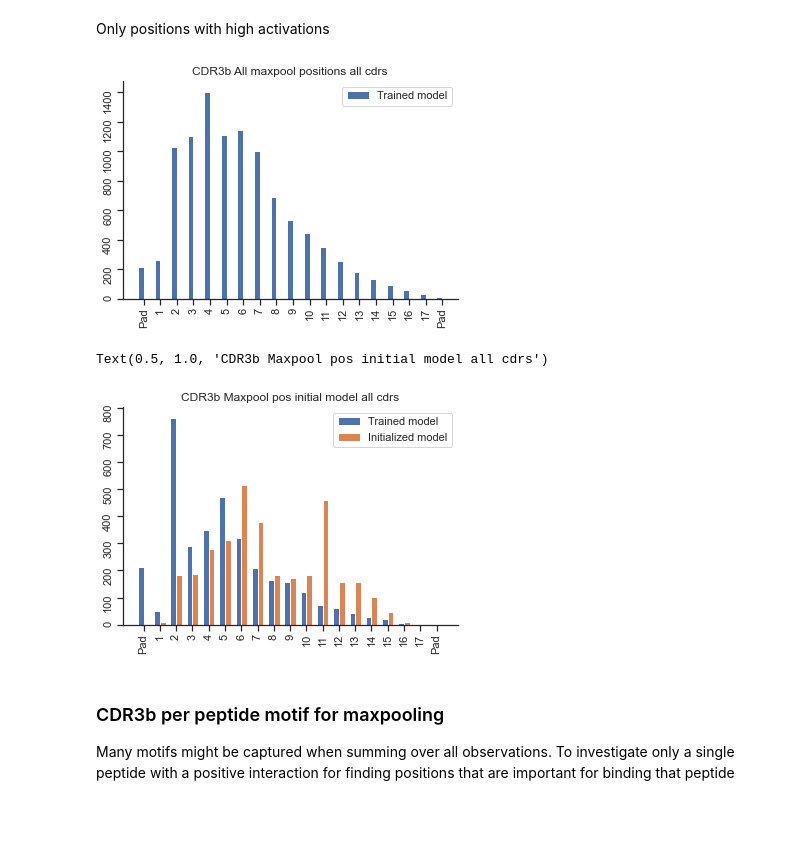
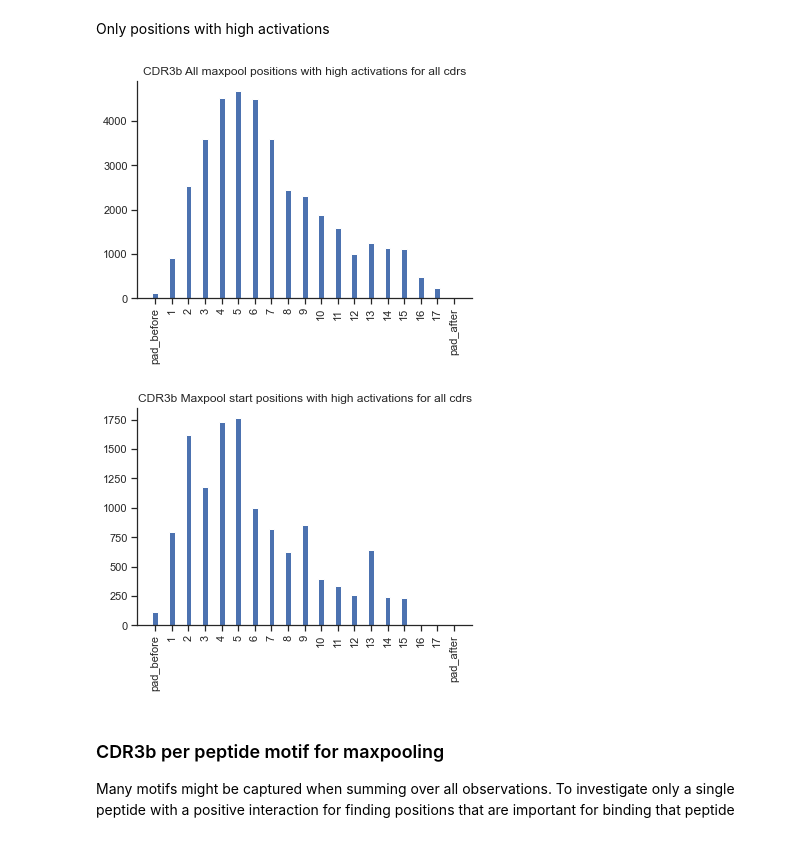
Before and after one commit to chrhjoh/speciale, a Jupyter notebook: modeling/src/03_analyze_cdr_cnn.ipynb, the cells around one changed output. Cells and saved outputs as stored; diff of their text form; code cells hidden in the pictures; blank space fills up the shorter version.

```diff
--- a/modeling/src/03_analyze_cdr_cnn.ipynb
+++ b/modeling/src/03_analyze_cdr_cnn.ipynb
@@ -241,24 +208,12 @@ for i in range(idxs.shape[1]):
-# %%
-fig, ax = plt.subplots()
-rects1 = ax.bar(x - width/2, np.sum(total_counts, axis=0), width, label='Trained model')
-#rects2 = ax.bar(x + width/2, np.sum(total_counts_init, axis=0), width, label='Initialized model')
-ax.tick_params(rotation=90)
-ax.set_xticks(x, labels)
-ax.legend()
-ax.set_title(f"CDR3b All maxpool positions all cdrs")
-plt.show()
-
-fig, ax = plt.subplots()
-rects1 = ax.bar(x - width/2, np.sum(start_pos, axis=0), width, label='Trained model')
-rects2 = ax.bar(x + width/2, np.sum(start_pos_init, axis=0), width, label='Initialized model')
-ax.tick_params(rotation=90)
-ax.set_xticks(x, labels)
-ax.legend()
-ax.set_title(f"CDR3b Maxpool pos initial model all cdrs")
-# %% [output]
-[figure, removed]
-Text(0.5, 1.0, 'CDR3b Maxpool pos initial model all cdrs')
-[figure, removed]
+# %%
+cdr3b_high_counts = count_position_occurences(cdr3b_data, length, activation=activation, cutoff=0.9)
+# %%
+make_plot(cdr3b_high_counts,
+         title1="CDR3b All maxpool positions with high activations for all cdrs",
+         title2="CDR3b Maxpool start positions with high activations for all cdrs")
+# %% [output]
+[figure, added]
+[figure, added]
 # %% [markdown]
 ### CDR3b per peptide motif for maxpooling
 Many motifs might be captured when summing over all observations. To investigate only a single peptide with a positive interaction for finding positions that are important for binding that peptide
```
Also changed, not shown: parts of 71 cells of this notebook, 6 other files.
